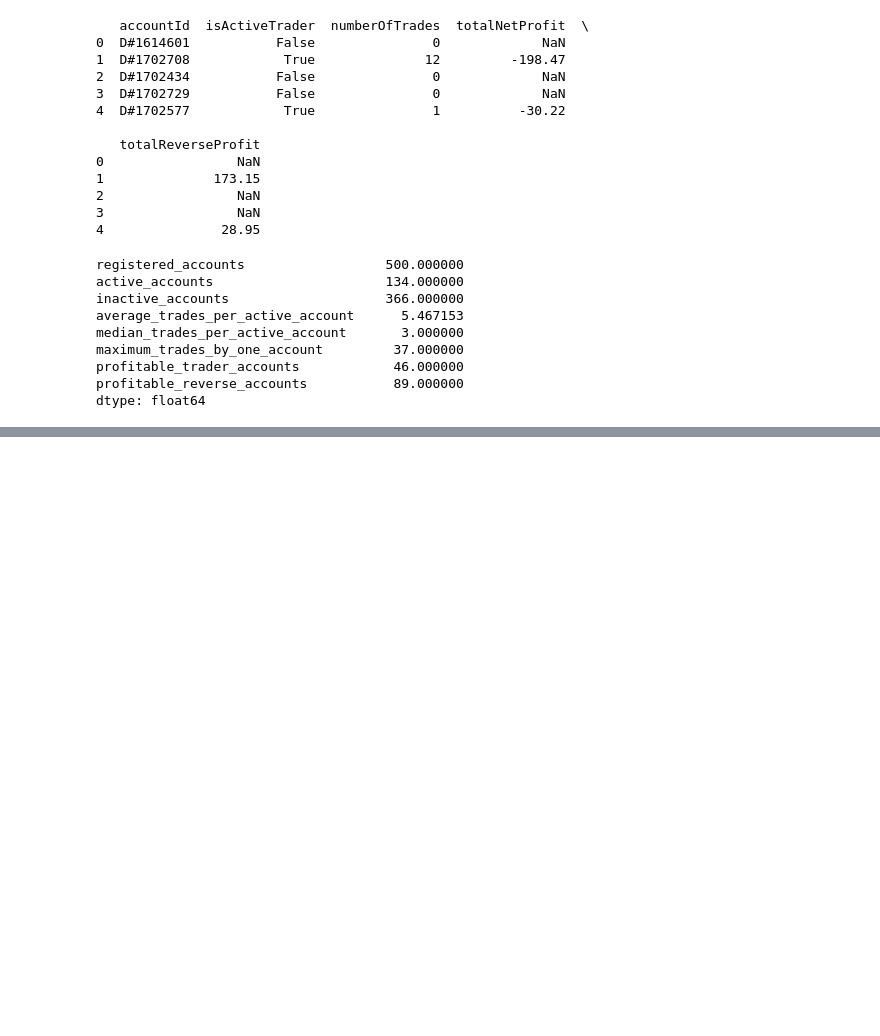
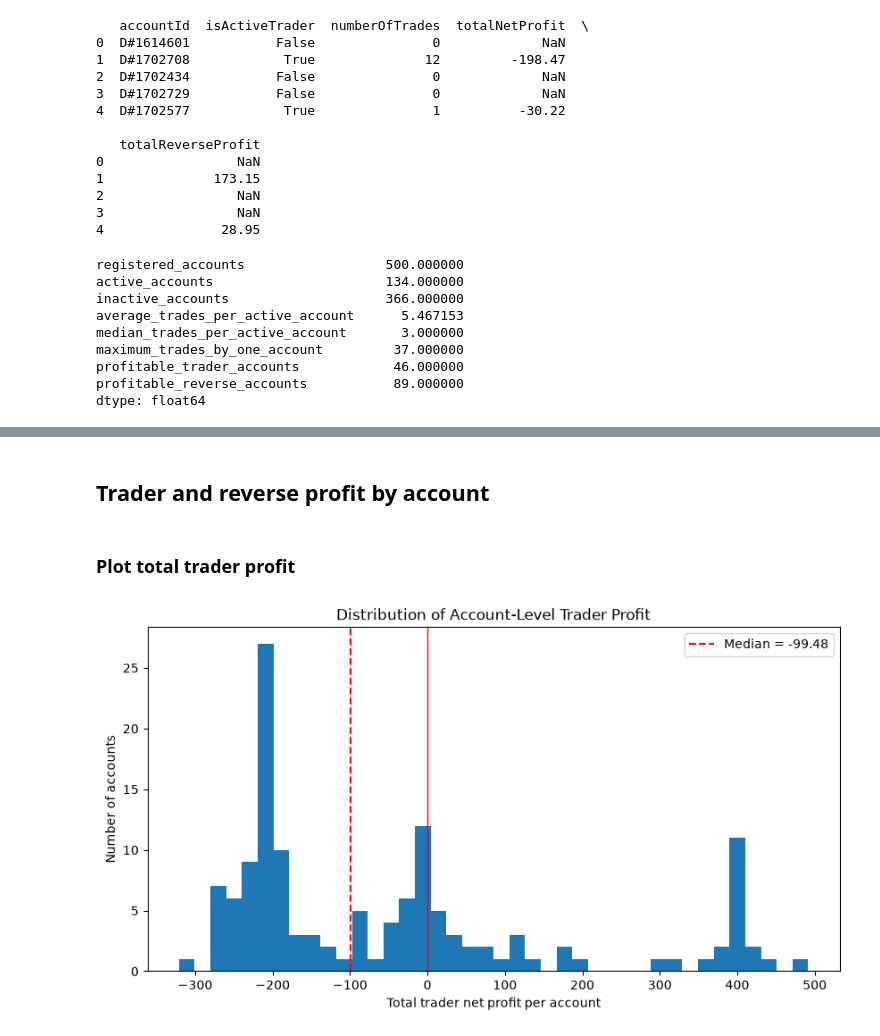
Before and after one commit to charltonxqh/Quantitative-Contrarian-Trading-Behavioural-Research, a Jupyter notebook: eda.ipynb, the cells around one changed output, grey strips where cells are left out. Drawn from its saved outputs; the diff is of its cells as text; code cells hidden in the pictures; blank space fills up the shorter version.

```diff
--- a/eda.ipynb
+++ b/eda.ipynb
@@ -1865,0 +1981,31 @@ dtype: float64
+# %% [markdown]
+## Trader and reverse profit by account
+# %% [markdown]
+### Plot total trader profit
+# %%
+plt.figure(figsize=(10, 5))
+
+plt.hist(
+    account_summary["totalNetProfit"],
+    bins=40
+)
+
+plt.axvline(0, linewidth=1, color="red")
+
+plt.axvline(
+    account_summary["totalNetProfit"].median(),
+    linestyle="--",
+    color="red",
+    label=(
+        f"Median = "
+        f"{account_summary['totalNetProfit'].median():.2f}"
+    )
+)
+
+plt.xlabel("Total trader net profit per account")
+plt.ylabel("Number of accounts")
+plt.title("Distribution of Account-Level Trader Profit")
+plt.legend()
+plt.show()
+# %% [output]
+[figure, added]
```
Also changed, not shown: parts of 44 cells of this notebook, 8 other files.
